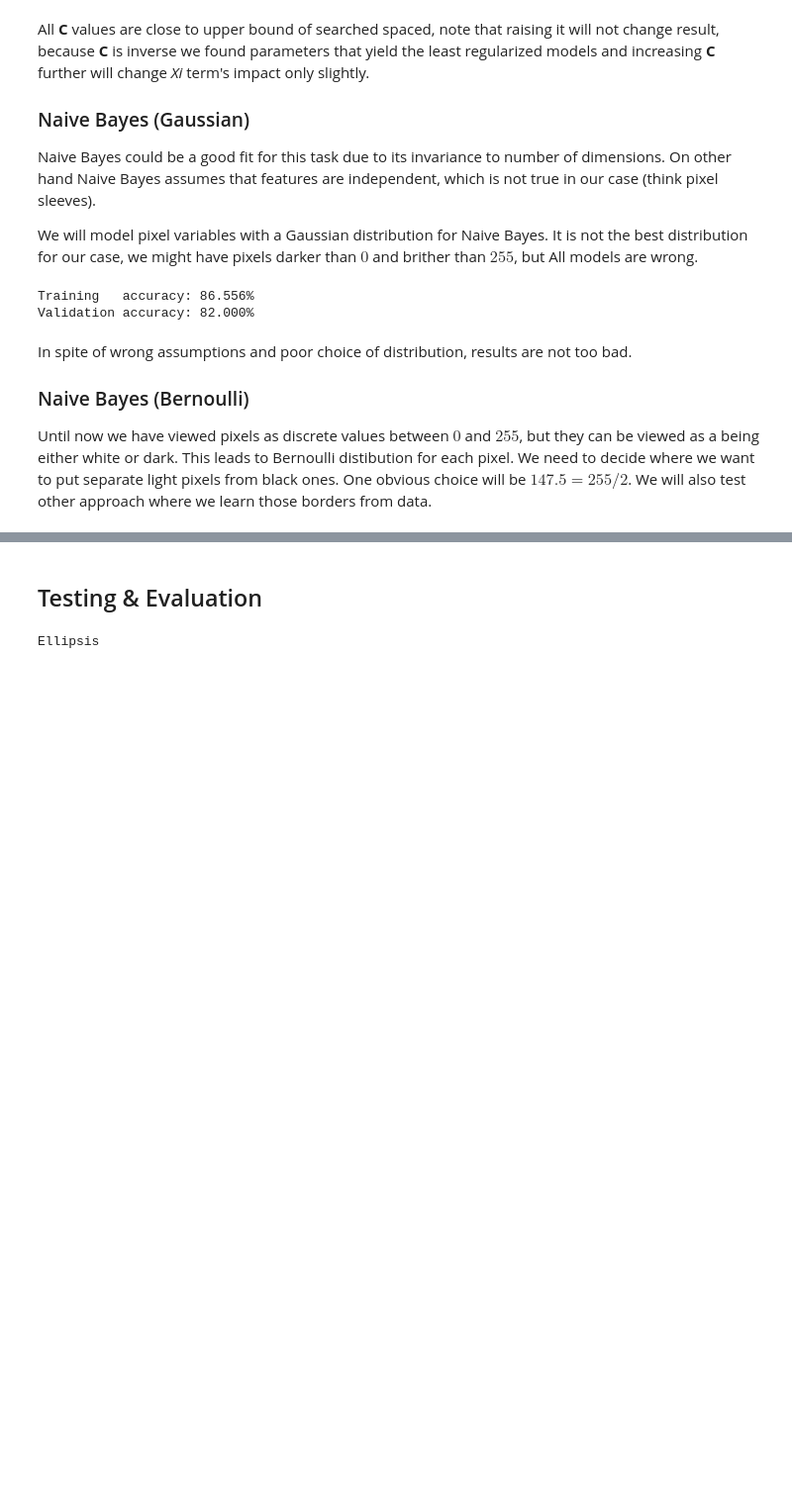
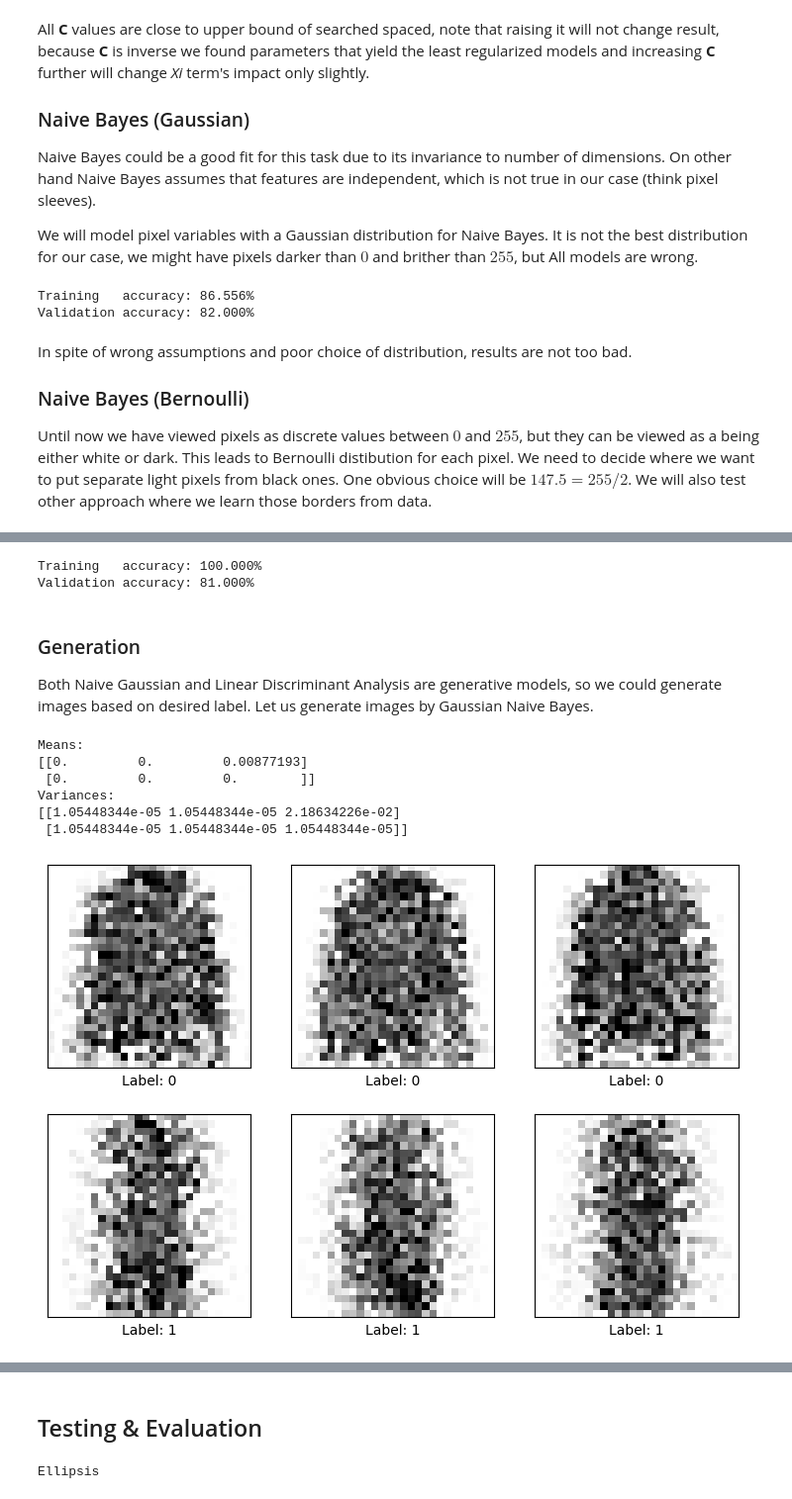
Before and after one commit to ZhigaMason/University, a Jupyter notebook: 01/homework_01_B242.ipynb, the cells around one changed output, grey strips where cells are left out. Shown at 99% size. Drawn from its saved outputs; the diff is of its cells as text; code cells hidden in the pictures; blank space fills up the shorter version.

Commit message:
hw1 check all models

```diff
--- a/01/homework_01_B242.ipynb
+++ b/01/homework_01_B242.ipynb
@@ -225,8 +231,11 @@ We will model pixel variables with a Gaussian distribution for Naive Bayes. It i
 # %%
 from sklearn.naive_bayes import GaussianNB
 
-evaluate_model(GaussianNB(), add_to_scores=True)
-val_acc, train_acc, _, __ = scores[-1]
+GNB = GaussianNB()
+val_acc, train_acc = evaluate_model(GNB)
+scores.append(
+    (val_acc, train_acc, 'GaussianNB', {})
+)
 print(f"Training   accuracy: {train_acc:.3%}")
 print(f"Validation accuracy: {val_acc:.3%}")
 # %% [output]
@@ -308,0 +289,33 @@ Ellipsis
+# %%
+from sklearn.discriminant_analysis import LinearDiscriminantAnalysis as LDA
+
+val_acc, train_acc = evaluate_model(LDA())
+scores.append(
+    (val_acc, train_acc, 'LDA', {})
+)
+print(f"Training   accuracy: {train_acc:.3%}")
+print(f"Validation accuracy: {val_acc:.3%}")
+# %% [output]
+Training   accuracy: 100.000%
+Validation accuracy: 81.000%
+# %% [markdown]
+### Generation
+
+Both Naive Gaussian and Linear Discriminant Analysis are generative models, so we could generate images based on desired label. Let us generate images by Gaussian Naive Bayes.
+# %%
+print(f"Means:\n{GNB.theta_[:, :3]}")
+print(f"Variances:\n{GNB.var_[:, :3]}")
+df = pd.DataFrame(np.concat([
+    np.random.multivariate_normal(GNB.theta_[0], np.diag(GNB.var_[0]), size=3),
+    np.random.multivariate_normal(GNB.theta_[1], np.diag(GNB.var_[1]), size=3)
+], axis=0))
+
+display_gallery(df, [0,0,0,1,1,1])
+# %% [output]
+Means:
+[[0.         0.         0.00877193]
+ [0.         0.         0.        ]]
+Variances:
+[[1.05448344e-05 1.05448344e-05 2.18634226e-02]
+ [1.05448344e-05 1.05448344e-05 1.05448344e-05]]
+[figure, added]
```
Also changed, not shown: parts of 46 cells of this notebook.
